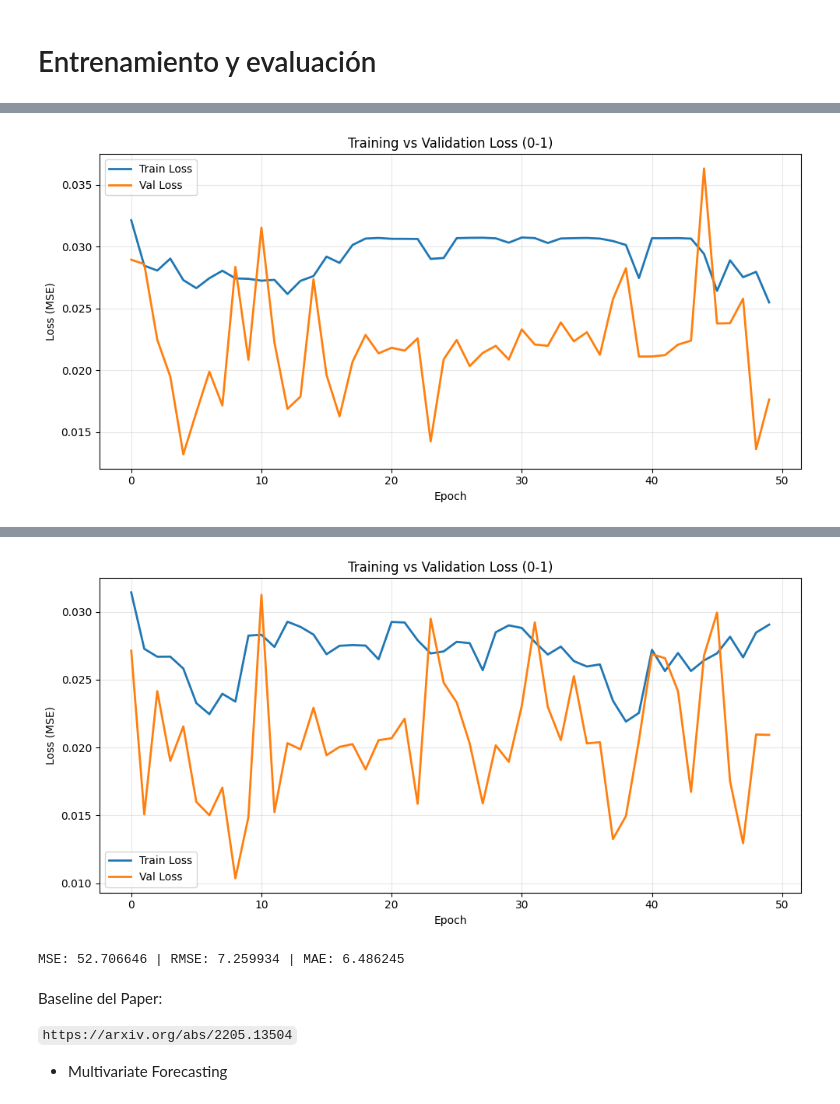
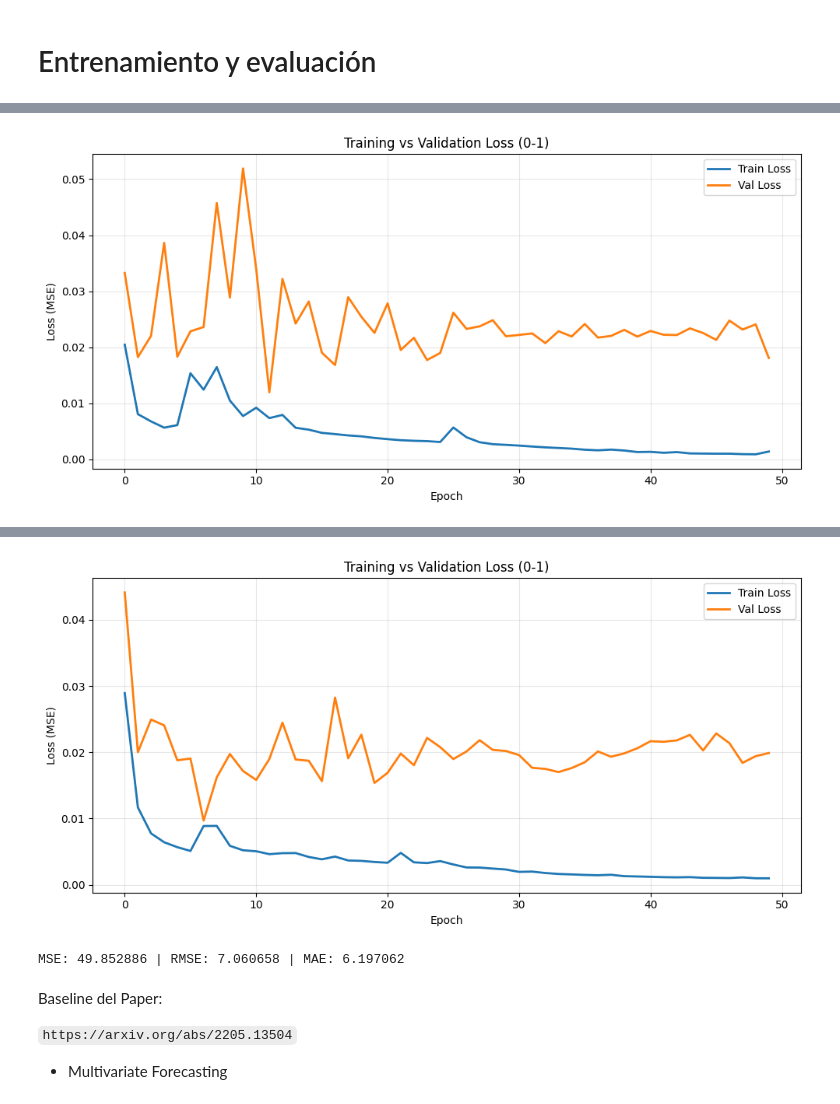
Before and after one commit to Dass-19/LTSF, a Jupyter notebook: LTSF.ipynb, the cells around one changed output, grey strips where cells are left out. Drawn from its saved outputs; the diff is of its cells as text; code cells hidden in the pictures.

```diff
--- a/LTSF.ipynb
+++ b/LTSF.ipynb
@@ -329,11 +387,20 @@ class LSTM(nn.Module):
 # %%
-features = ['HUFL', 'HULL', 'MUFL', 'MULL', 'LUFL', 'LULL']
-target = 'OT'
-cols = features + [target]
+features = [
+    'HUFL',
+    'HULL',
+    'MUFL',
+    'MULL',
+    'LUFL',
+    'LULL',
+    'HOUR',
+    'DAY_OF_WEEK',
+    'MONTH'
+    ]
+cols = features + [TARGET]
 
 data = ETTh1[cols].values.astype(np.float32)
 
-split = int(0.8 * len(data))
+split = int(TRAIN_SIZE * len(data))
 train_data = data[:split]
 val_data = data[split:]
 
@@ -345,7 +412,7 @@ denominator = np.where((train_max - train_min) == 0, 1, (train_max - train_min))
 train_data_scaled = (train_data - train_min) / denominator
 val_data_scaled = (val_data - train_min) / denominator
 # %%
-def create_sequences_multivariate(data, horizon, seq_len=336):
+def create_sequences_multivariate(data, horizon, seq_len):
     X, y = [], []
     for i in range(len(data) - seq_len - horizon):
         X.append(data[i : i+seq_len, :-1])
@@ -353,28 +420,45 @@ def create_sequences_multivariate(data, horizon, seq_len=336):
 
     return np.array(X), np.array(y)
 # %%
-horizons = [96, 336]
-for h in horizons:
+for h in HORIZONS:
   print(f"Horizon: {h}\n")
-  X_train, y_train = create_sequences_multivariate(train_data_scaled, horizon=h, seq_len=168)
-  X_val, y_val = create_sequences_multivariate(val_data_scaled, horizon=h, seq_len=168)
+  X_train, y_train = create_sequences_multivariate(
+      train_data_scaled,
+      horizon=h,
+      seq_len=SEQ_LEN
+      )
+
+  X_val, y_val = create_sequences_multivariate(
+      val_data_scaled,
+      horizon=h,
+      seq_len=SEQ_LEN
+      )
 
   model = LSTM(
-      input_size=6,
-      hidden_size=256,
-      num_layers=2,
+      input_size=len(features),
+      hidden_size=HIDDEN_SIZE,
+      num_layers=LSTM_LAYERS,
       output_size=h,
-      dropout=0.3,
-      lr=0.001
-  )
+      dropout=DROPOUT,
+      lr=LR
+      )
 
-  model.fit(X_train, y_train, X_val, y_val, epochs=50, batch_size=32)
+  print(model)
+
+  model.fit(
+      X_train,
+      y_train,
+      X_val,
+      y_val,
+      epochs=EPOCHS,
+      batch_size=BATCH_SIZE
+      )
 
   model.plot_losses()
 
   y_pred = model.predict(X_val)
 
-  # Desnormalización
+  # Desnormalización de métricas
   min_ot = train_min[-1]
   denom_ot = denominator[-1]
   y_val_original = y_val * denom_ot + min_ot
@@ -405 +489 @@ epoch  50/50 | train_loss: 0.025493 | val_loss: 0.017635
-[figure, old version]
+[figure, new version]
@@ -423,5 +507,5 @@ epoch  50/50 | train_loss: 0.029063 | val_loss: 0.020932
-[figure, old version]
+[figure, new version]
-MSE: 52.706646 | RMSE: 7.259934 | MAE: 6.486245
+MSE: 49.852886 | RMSE: 7.060658 | MAE: 6.197062
 # %% [markdown]
 Baseline del Paper:
 
```
Also changed, not shown: parts of 5 cells of this notebook.
